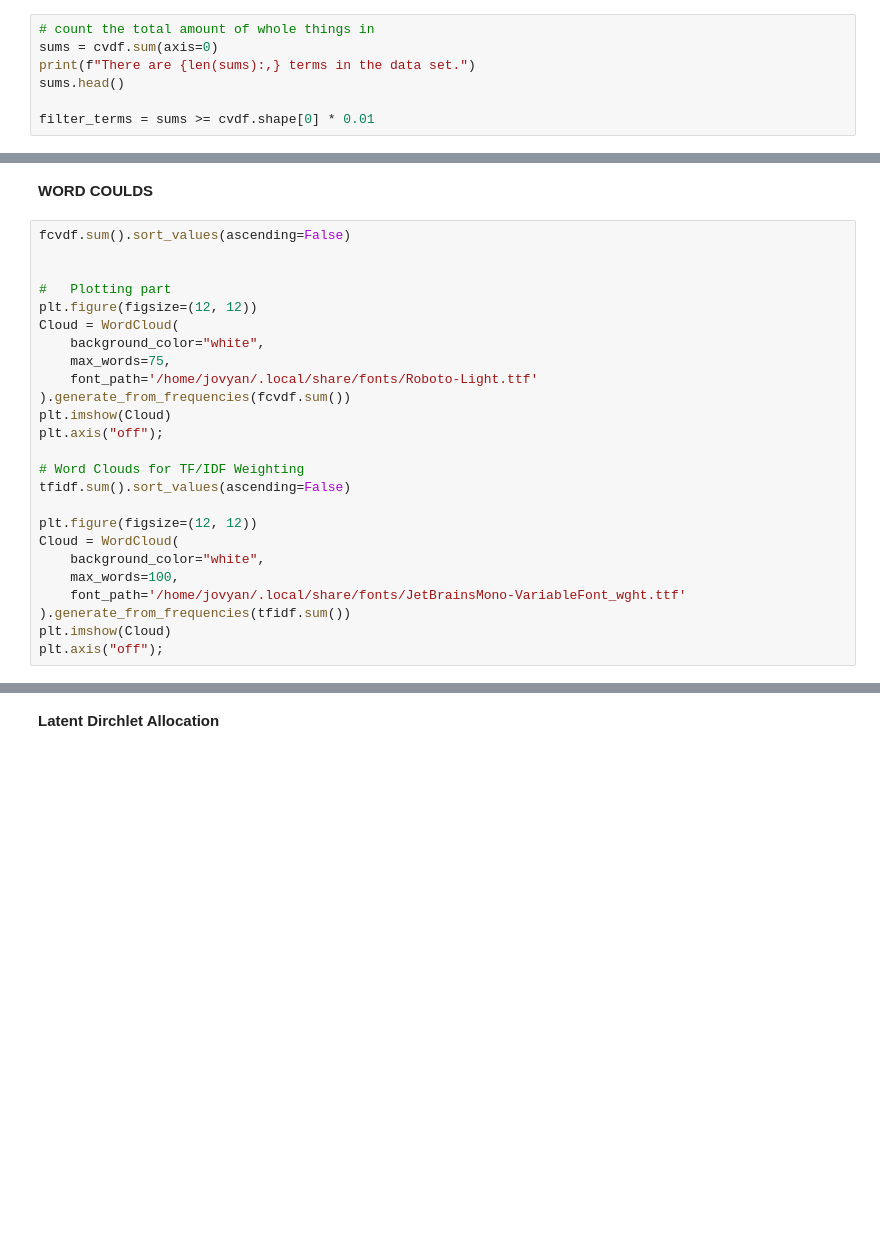
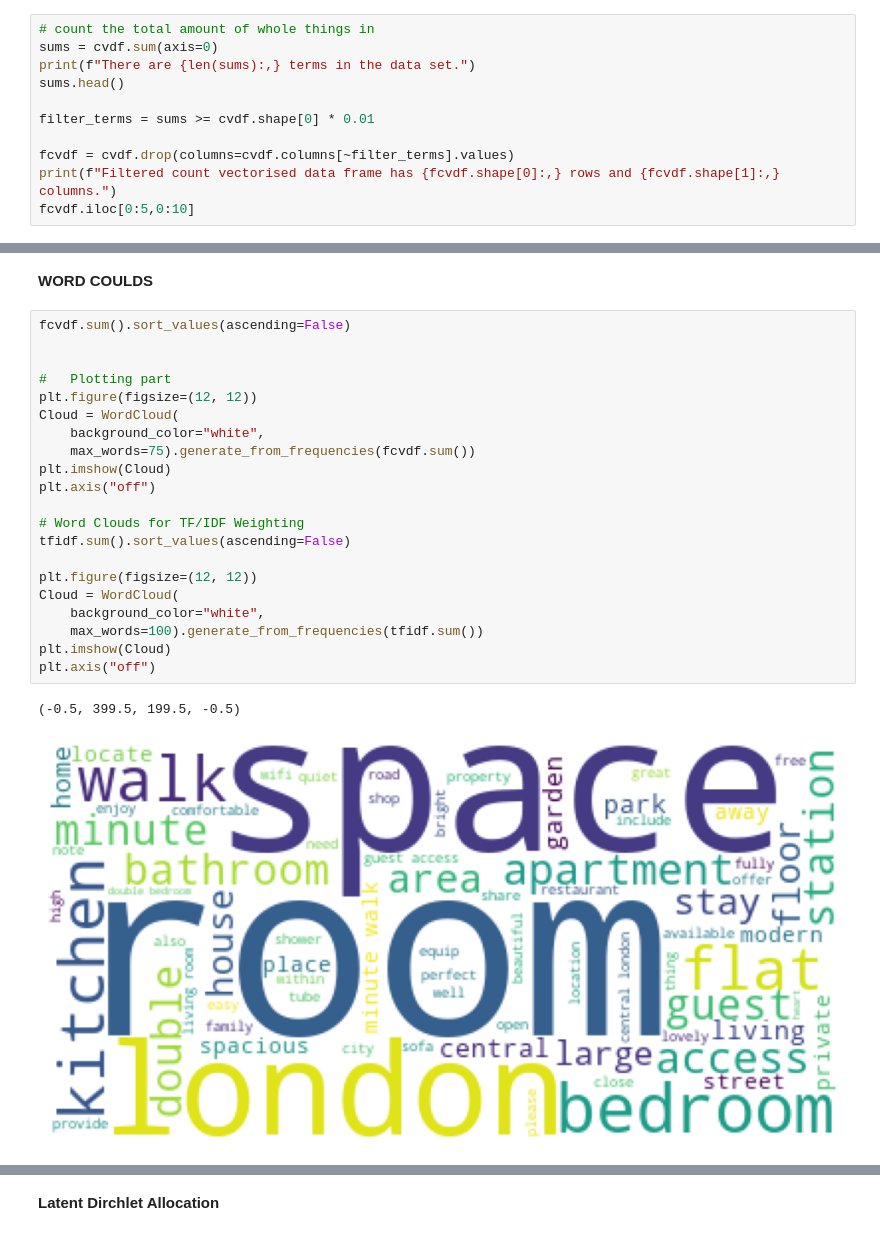
Before and after one commit to BohaoSuCC/Airbnb_Listing_Recommendation_Algorithm, a Jupyter notebook: Group_Work_DeskB.ipynb, the cells around one changed output, grey strips where cells are left out. Saved outputs shown, nothing was run; the diff lists cells and outputs as text; blank space fills up the shorter version.

```diff
--- a/Group_Work_DeskB.ipynb
+++ b/Group_Work_DeskB.ipynb
@@ -485,3 +482,7 @@ print(f"There are {len(sums):,} terms in the data set.")
 sums.head()
 
 filter_terms = sums >= cvdf.shape[0] * 0.01
+
+fcvdf = cvdf.drop(columns=cvdf.columns[~filter_terms].values)
+print(f"Filtered count vectorised data frame has {fcvdf.shape[0]:,} rows and {fcvdf.shape[1]:,} columns.")
+fcvdf.iloc[0:5,0:10]
@@ -507,25 +537,24 @@ tfidf.head()
 # %%
 fcvdf.sum().sort_values(ascending=False)
 
 
 #   Plotting part
 plt.figure(figsize=(12, 12))
 Cloud = WordCloud(
     background_color="white",
-    max_words=75,
-    font_path='/home/jovyan/.local/share/fonts/Roboto-Light.ttf'
-).generate_from_frequencies(fcvdf.sum())
+    max_words=75).generate_from_frequencies(fcvdf.sum())
 plt.imshow(Cloud)
-plt.axis("off");
+plt.axis("off")
 
 # Word Clouds for TF/IDF Weighting
 tfidf.sum().sort_values(ascending=False)
 
 plt.figure(figsize=(12, 12))
 Cloud = WordCloud(
     background_color="white",
-    max_words=100,
-    font_path='/home/jovyan/.local/share/fonts/JetBrainsMono-VariableFont_wght.ttf'
-).generate_from_frequencies(tfidf.sum())
+    max_words=100).generate_from_frequencies(tfidf.sum())
 plt.imshow(Cloud)
-plt.axis("off");
+plt.axis("off")
+# %% [output]
+(-0.5, 399.5, 199.5, -0.5)
+[figure, added]
```
Also changed, not shown: parts of 12 cells of this notebook, 23 other files.
